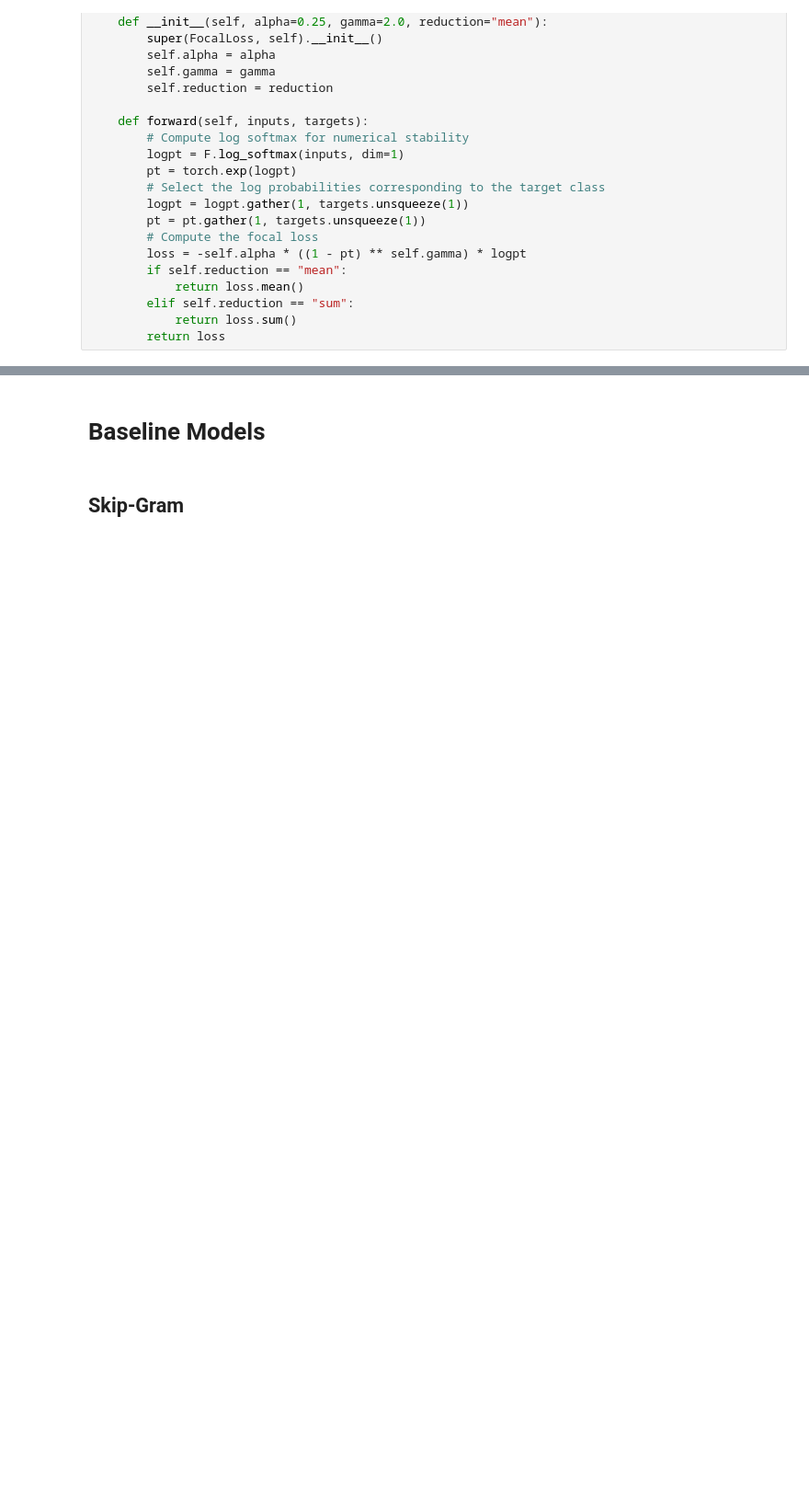
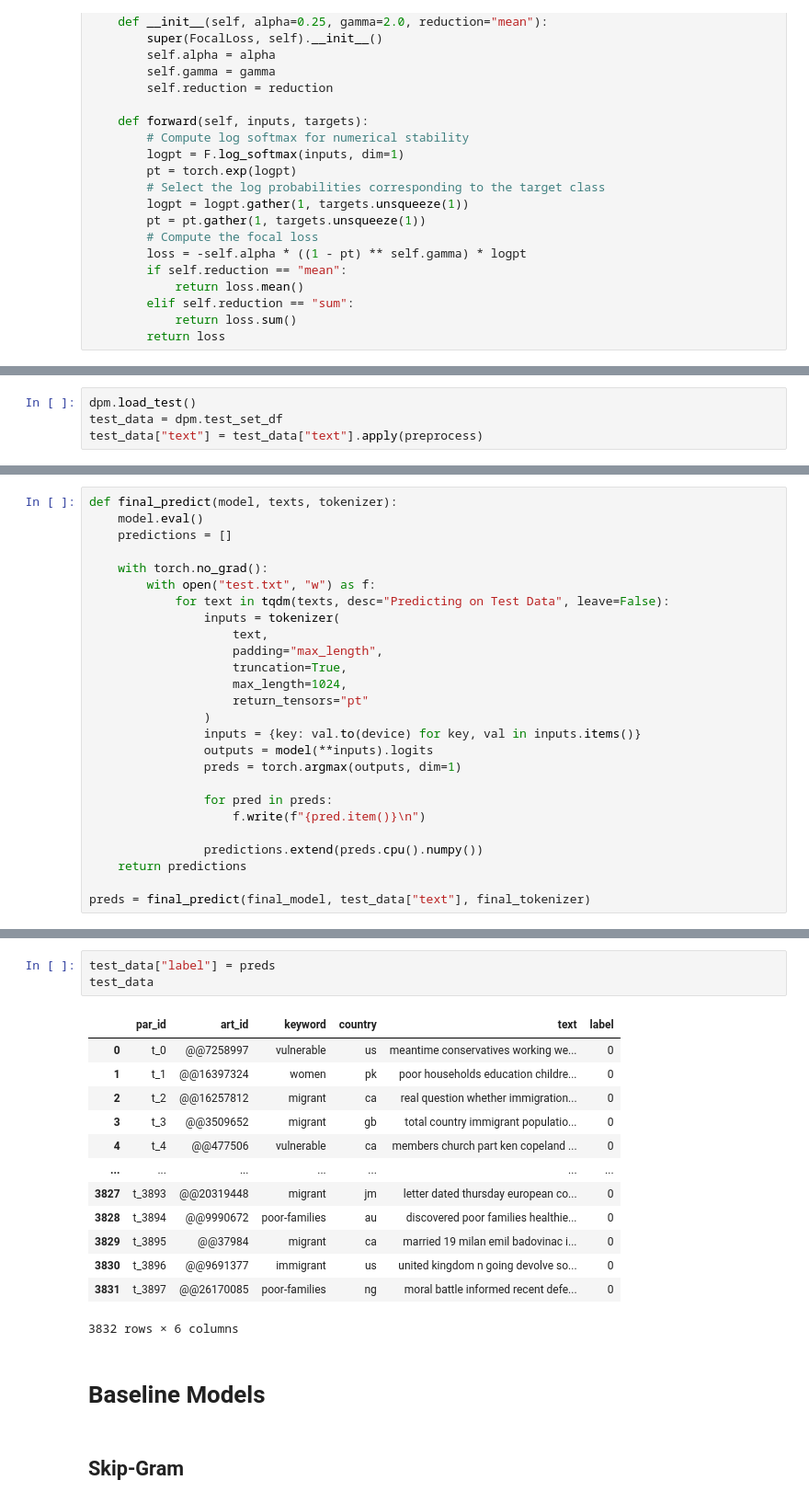
Before and after one commit to suhas-arun/NLP-CW, a Jupyter notebook: augmented_nlp_cw.ipynb, the cells around one changed output, grey strips where cells are left out. Shown at 92% size. Saved outputs shown, nothing was run; the diff lists cells and outputs as text; blank space fills up the shorter version.

```diff
--- a/augmented_nlp_cw.ipynb
+++ b/augmented_nlp_cw.ipynb
@@ -573,0 +668,4 @@ KeyboardInterrupt:
+# %%
+dpm.load_test()
+test_data = dpm.test_set_df
+test_data["text"] = test_data["text"].apply(preprocess)
@@ -573,0 +675,26 @@ KeyboardInterrupt:
+# %%
+def final_predict(model, texts, tokenizer):
+    model.eval()
+    predictions = []
+
+    with torch.no_grad():
+        with open("test.txt", "w") as f:
+            for text in tqdm(texts, desc="Predicting on Test Data", leave=False):
+                inputs = tokenizer(
+                    text,
+                    padding="max_length",
+                    truncation=True,
+                    max_length=1024,
+                    return_tensors="pt"
+                )
+                inputs = {key: val.to(device) for key, val in inputs.items()}
+                outputs = model(**inputs).logits
+                preds = torch.argmax(outputs, dim=1)
+
+                for pred in preds:
+                    f.write(f"{pred.item()}\n")
+
+                predictions.extend(preds.cpu().numpy())
+    return predictions
+
+preds = final_predict(final_model, test_data["text"], final_tokenizer)
@@ -574,3 +719,20 @@ KeyboardInterrupt:
+# %%
+test_data["label"] = preds
+test_data
+# %% [output]
+|  | par_id | art_id | keyword | country | text | label |
+| 0 | t_0 | @@7258997 | vulnerable | us | meantime conservatives working we... | 0 |
+| 1 | t_1 | @@16397324 | women | pk | poor households education childre... | 0 |
+| 2 | t_2 | @@16257812 | migrant | ca | real question whether immigration... | 0 |
+| 3 | t_3 | @@3509652 | migrant | gb | total country immigrant populatio... | 0 |
+| 4 | t_4 | @@477506 | vulnerable | ca | members church part ken copeland ... | 0 |
+| ... | ... | ... | ... | ... | ... | ... |
+| 3827 | t_3893 | @@20319448 | migrant | jm | letter dated thursday european co... | 0 |
+| 3828 | t_3894 | @@9990672 | poor-families | au | discovered poor families healthie... | 0 |
+| 3829 | t_3895 | @@37984 | migrant | ca | married 19 milan emil badovinac i... | 0 |
+| 3830 | t_3896 | @@9691377 | immigrant | us | united kingdom n going devolve so... | 0 |
+| 3831 | t_3897 | @@26170085 | poor-families | ng | moral battle informed recent defe... | 0 |
+3832 rows × 6 columns
 # %% [markdown]
 # Baseline Models
 # %% [markdown]
```
Also changed, not shown: parts of 22 cells of this notebook, 2 other files.
